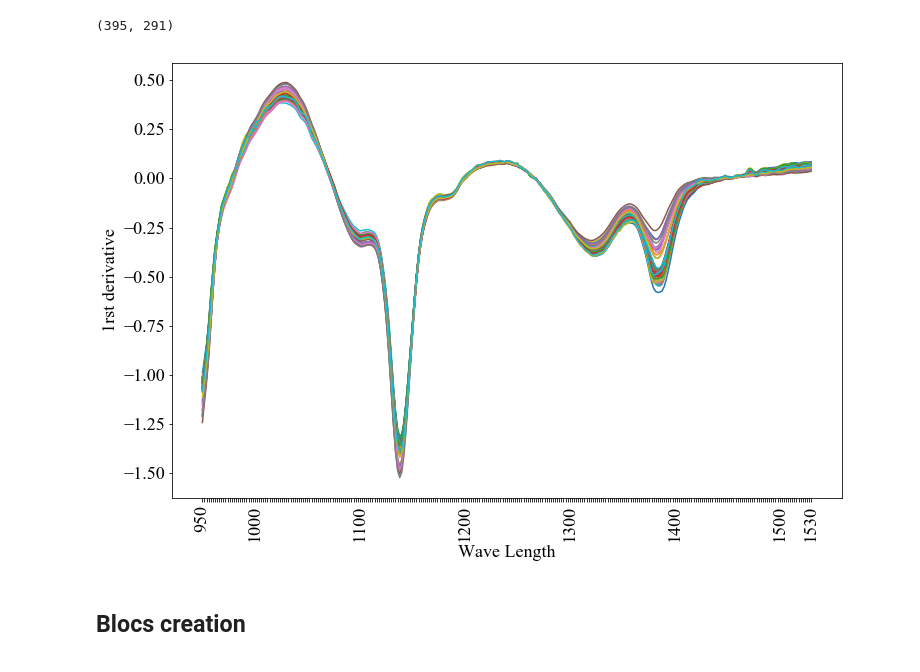
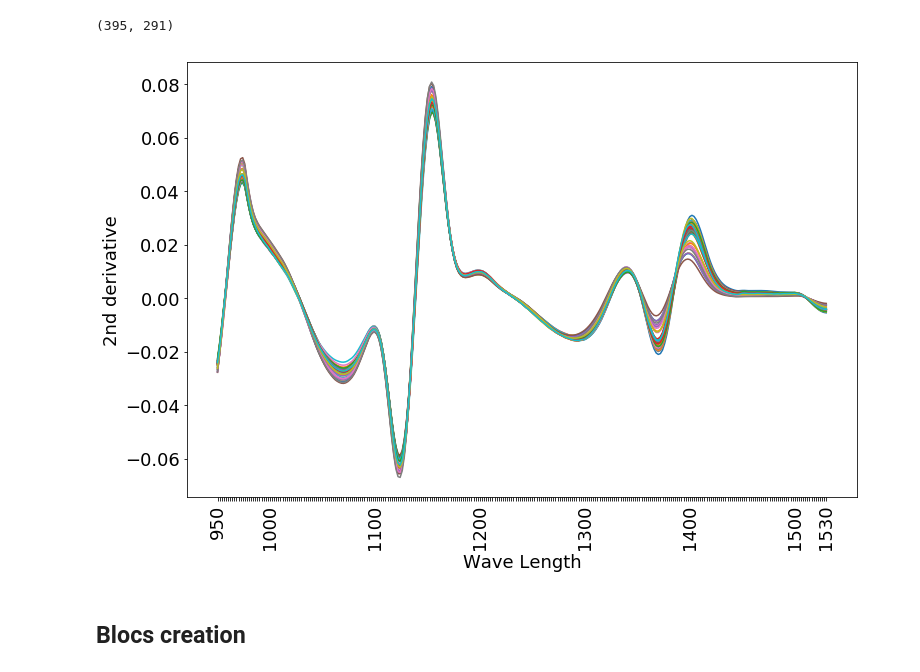
Before and after one commit to rudloffl/open-nirs, a Jupyter notebook: notebooks/C1 - regression elasticnet.ipynb, the cells around one changed output. Drawn from its saved outputs; the diff is of its cells as text; code cells hidden in the pictures.

```diff
--- a/notebooks/C1 - regression elasticnet.ipynb
+++ b/notebooks/C1 - regression elasticnet.ipynb
@@ -5,7 +6,7 @@ import matplotlib.pyplot as plt
 # %%
 # Font modification
-plt.rcParams['font.sans-serif'] = "Times New Roman"
-plt.rcParams['font.family'] = "sans-serif"
+#plt.rcParams['font.sans-serif'] = "Times New Roman"
+#plt.rcParams['font.family'] = "sans-serif"
 plt.rcParams['font.size'] = 18
 # %%
 # Use with caution
@@ -73,10 +85,10 @@ class Savgol(BaseEstimator, TransformerMixin):
     def transform(self, X, y=None):
         colnames = [str(x) for x in range(self.wavemin, self.wavemax+1,2)]
         df = X[colnames].copy(deep=True)
-        toreturn = df.apply(savgol_filter, args=(self.window_length, self.polyorder, self.deriv), axis=1, raw=True, result_type='broadcast')
+        toreturn = df.apply(savgol_filter, args=(self.window_length, self.polyorder, self.deriv,1. , 0, 'nearest'), axis=1, raw=True, result_type='broadcast')
         return toreturn
 
-params={'window_length':5, 'polyorder':2, 'deriv':1}
+params={'window_length':27, 'polyorder':2, 'deriv':2}
 savgol = Savgol(**params)
 savgol.fit_transform(X_train).shape
 # %% [output]
@@ -84,17 +96,17 @@ savgol.fit_transform(X_train).shape
 # %%
 df = savgol.transform(X_train)
 df.head(50).T.plot(legend=None, figsize=(12,8))
 #plt.title('Spectras - 1rst derivative')
 plt.xlabel('Wave Length') #,fontname="Times New Roman", fontsize=18
-plt.ylabel('1rst derivative')
+plt.ylabel('2nd derivative')
 #plt.yticks(fontname="Times New Roman", fontsize=18)
 #plt.xticks(fontname="Times New Roman", fontsize=18)
 
 plt.xticks(np.arange(len(df.columns)), [v if (int(v) % 100 == 0) or k==0 or k==len(df.columns)-1 else '' for (k,v) in enumerate(df.columns)], rotation=90)
-plt.savefig('genera - raw Spectras - 1rst derivative.png')
+plt.savefig('genera - raw Spectras - 2nd derivative.png')
 plt.show()
 # %% [output]
-[figure, old version]
+[figure, new version]
 # %% [markdown]
 ## Blocs creation
 # %%
```
Also changed, not shown: parts of 42 cells of this notebook, 4 other files.
